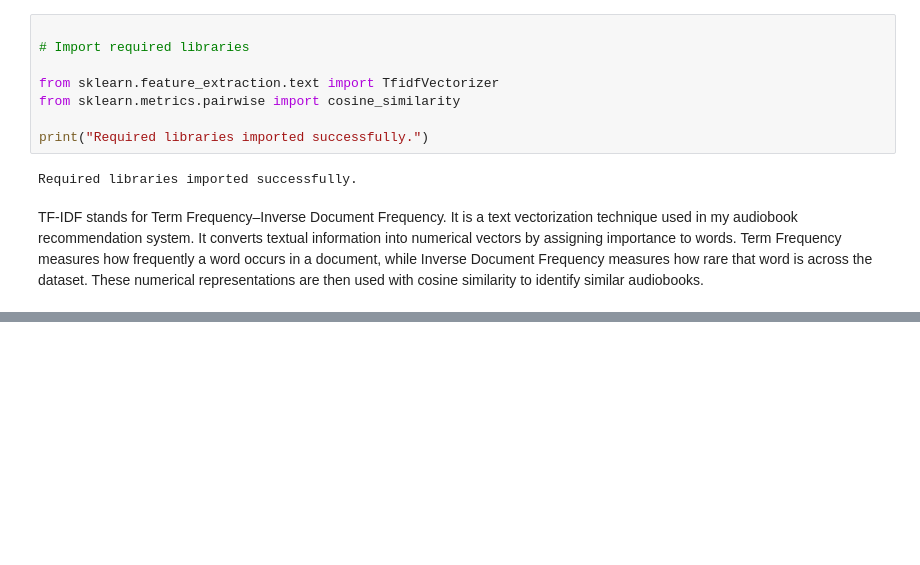
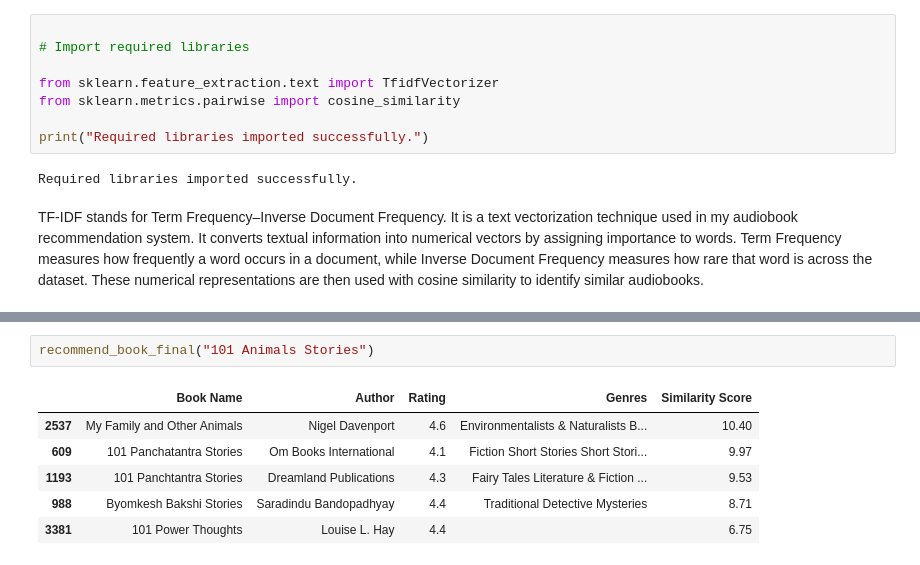
Before and after one commit to rao274563-cpu/Audible-Insights, a Jupyter notebook: notebooks/04_recommendation_system.ipynb, the cells around one changed output, grey strips where cells are left out. Saved outputs shown, nothing was run; the diff lists cells and outputs as text; blank space fills up the shorter version.

```diff
--- a/notebooks/04_recommendation_system.ipynb
+++ b/notebooks/04_recommendation_system.ipynb
@@ -816,0 +873,9 @@ Genre Matrix Shape: (4293, 780)
+# %%
+recommend_book_final("101 Animals Stories")
+# %% [output]
+|  | Book Name | Author | Rating | Genres | Similarity Score |
+| 2537 | My Family and Other Animals | Nigel Davenport | 4.6 | Environmentalists & Naturalists B... | 10.40 |
+| 609 | 101 Panchatantra Stories | Om Books International | 4.1 | Fiction Short Stories Short Stori... | 9.97 |
+| 1193 | 101 Panchtantra Stories | Dreamland Publications | 4.3 | Fairy Tales Literature & Fiction ... | 9.53 |
+| 988 | Byomkesh Bakshi Stories | Saradindu Bandopadhyay | 4.4 | Traditional Detective Mysteries | 8.71 |
+| 3381 | 101 Power Thoughts | Louise L. Hay | 4.4 |  | 6.75 |
```
Also changed, not shown: parts of 17 cells of this notebook, 4 other files.
